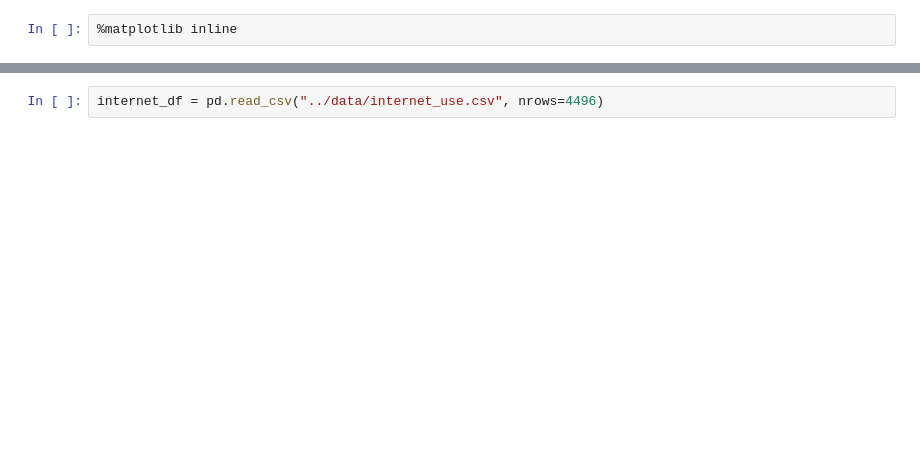
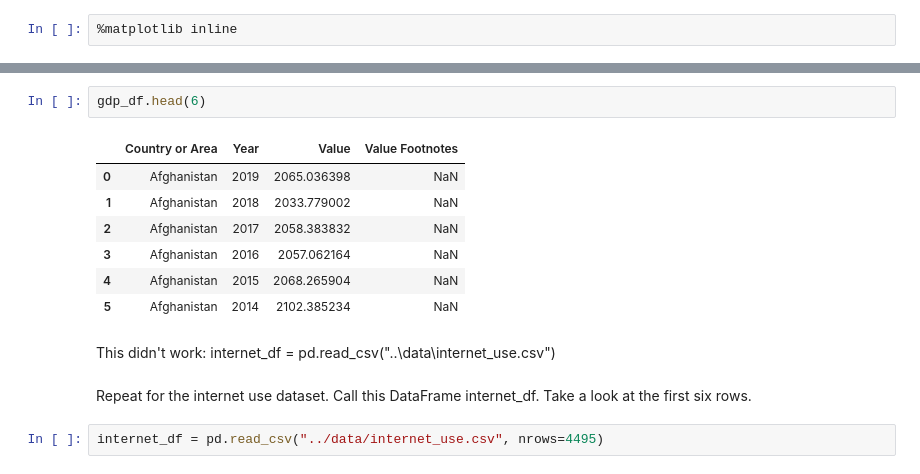
Before and after one commit to NSS-Data-Analytics-Cohort-6/gdp-and-internet-usage-Megan1034, a Jupyter notebook: notebooks/GDP_project.ipynb, the cells around one changed output, grey strips where cells are left out. Cells and saved outputs as stored; diff of their text form; blank space fills up the shorter version.

```diff
--- a/notebooks/GDP_project.ipynb
+++ b/notebooks/GDP_project.ipynb
@@ -14,2 +35,16 @@ ParserError: Error tokenizing data. C error: Expected 4 fields in line 4675, saw
+# %%
+gdp_df.head(6)
+# %% [output]
+|  | Country or Area | Year | Value | Value Footnotes |
+| 0 | Afghanistan | 2019 | 2065.036398 | NaN |
+| 1 | Afghanistan | 2018 | 2033.779002 | NaN |
+| 2 | Afghanistan | 2017 | 2058.383832 | NaN |
+| 3 | Afghanistan | 2016 | 2057.062164 | NaN |
+| 4 | Afghanistan | 2015 | 2068.265904 | NaN |
+| 5 | Afghanistan | 2014 | 2102.385234 | NaN |
+# %% [markdown]
+This didn't work: internet_df = pd.read_csv("..\data\internet_use.csv")
+# %% [markdown]
+Repeat for the internet use dataset. Call this DataFrame internet_df. Take a look at the first six rows.
 # %%
-internet_df = pd.read_csv("../data/internet_use.csv", nrows=4496)
+internet_df = pd.read_csv("../data/internet_use.csv", nrows=4495)
```
Also changed, not shown: parts of 43 cells of this notebook.
